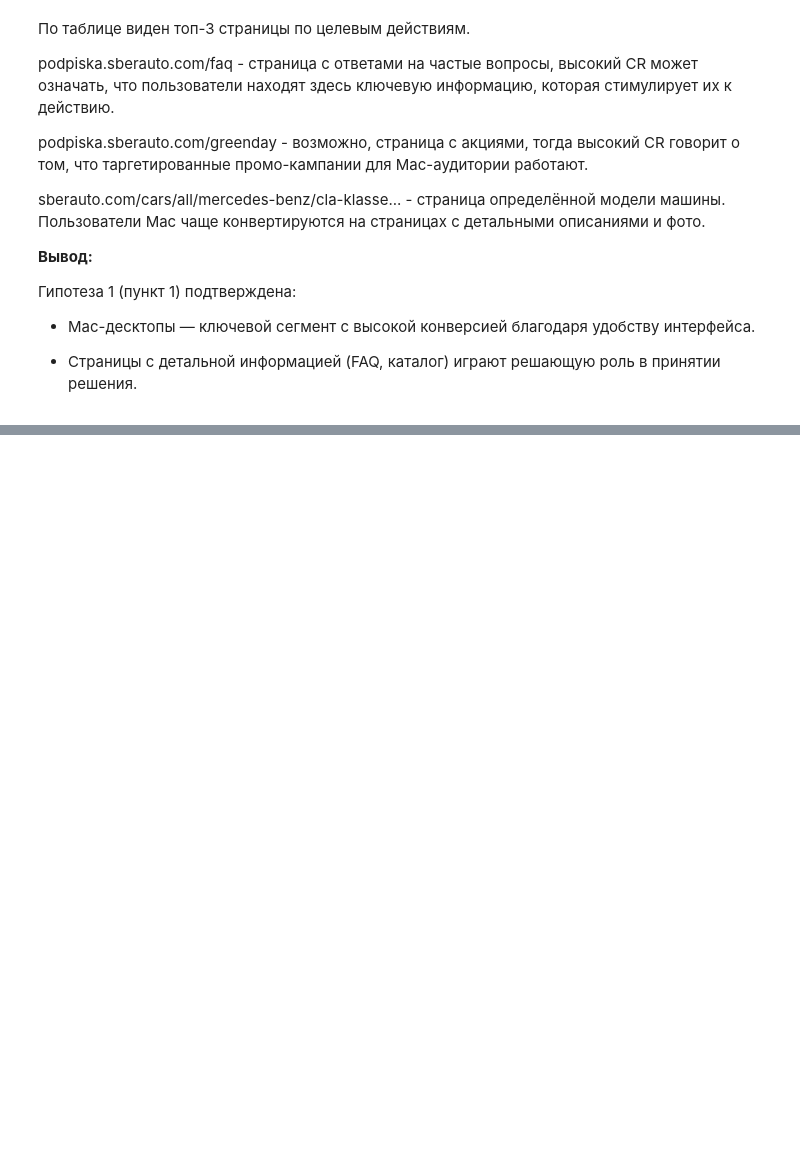
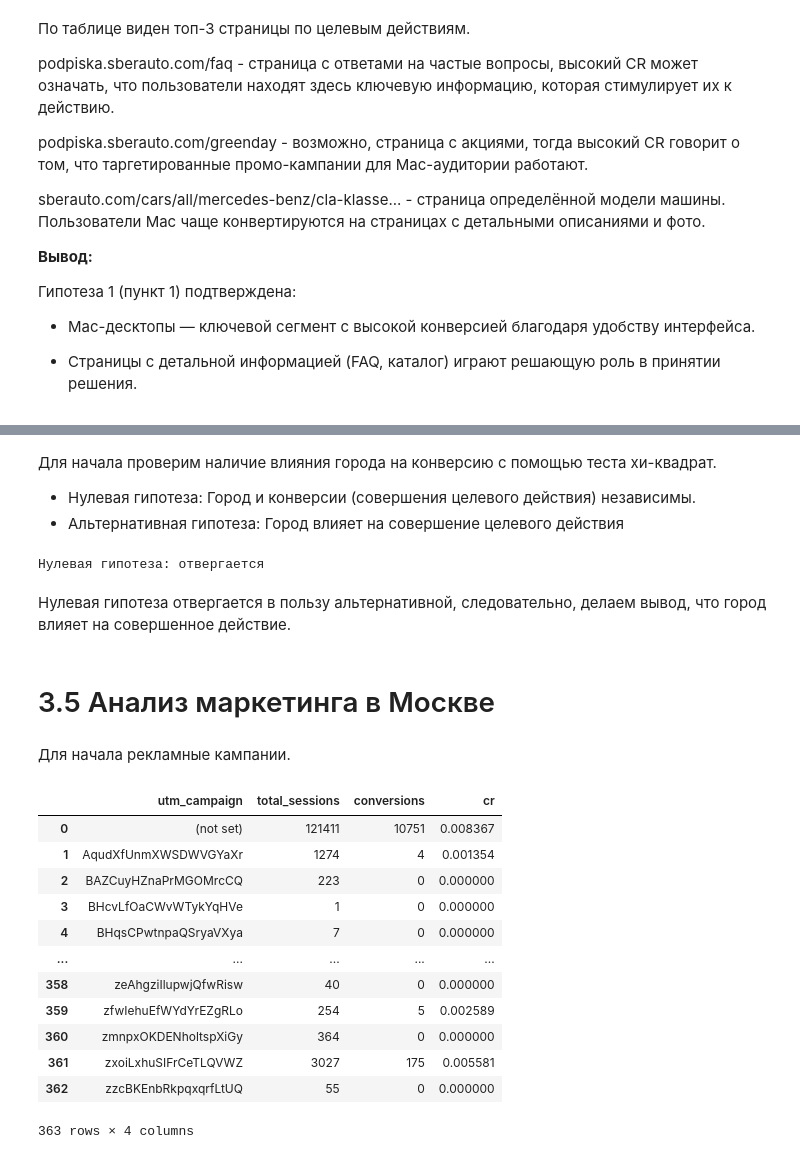
Before and after one commit to DeanNeaht/MIPT_Hackaton, a Jupyter notebook: Продуктовые гипотезы.ipynb, the cells around one changed output, grey strips where cells are left out. Drawn from its saved outputs; the diff is of its cells as text; code cells hidden in the pictures; blank space fills up the shorter version.

Commit message:
доработки со второй гипотезой

```diff
--- a/Продуктовые гипотезы.ipynb
+++ b/Продуктовые гипотезы.ipynb
@@ -396,0 +453,47 @@ sberauto.com/cars/all/mercedes-benz/cla-klasse... - страница опред
+# %% [markdown]
+Для начала проверим наличие влияния города на конверсию с помощью теста хи-квадрат.
+ - Нулевая гипотеза: Город и конверсии (совершения целевого действия) независимы.
+ - Альтернативная гипотеза: Город влияет на совершение целевого действия
+# %%
+# Составляем матрицу сопряженности (первый столбец - конверсия, второй - неконверсия)
+observed = [[cr_by_сity.values[0][2], cr_by_сity.values[0][1]-cr_by_сity.values[0][2]], # Moscow
+            [cr_by_сity.values[1][2], cr_by_сity.values[1][1]-cr_by_сity.values[1][2]], # Other cities
+            [cr_by_сity.values[2][2], cr_by_сity.values[2][1]-cr_by_сity.values[2][2]]]  # Saint Petersburg
+# Взяли общепринятый уровень значимости для проверки гипотезы
+alpha = 0.05
+
+# Расчёт p-value и статистики chi2
+chi2, p_value, _, _ = chi2_contingency(observed)
+print(f"Нулевая гипотеза: {"отвергается" if p_value < alpha else "не отвергается"}")
+# %% [output]
+Нулевая гипотеза: отвергается
+# %% [markdown]
+Нулевая гипотеза отвергается в пользу альтернативной, следовательно, делаем вывод, что город влияет на совершенное действие.
+# %% [markdown]
+# 3.5 Анализ маркетинга в Москве
+# %% [markdown]
+Для начала рекламные кампании.
+# %%
+moscow_data = data[data['geo_city'] == 'Moscow']
+
+# Анализируем из каких каналов (utm_campaign) приходит трафик с Moscow
+moscow_campaigns = moscow_data.groupby('utm_campaign').agg(
+    total_sessions=('session_id', 'nunique'),
+    conversions=("is_conversion", "sum"),
+    cr=('is_conversion', 'mean')
+).reset_index()
+display(moscow_campaigns)
+# %% [output]
+|  | utm_campaign | total_sessions | conversions | cr |
+| 0 | (not set) | 121411 | 10751 | 0.008367 |
+| 1 | AqudXfUnmXWSDWVGYaXr | 1274 | 4 | 0.001354 |
+| 2 | BAZCuyHZnaPrMGOMrcCQ | 223 | 0 | 0.000000 |
+| 3 | BHcvLfOaCWvWTykYqHVe | 1 | 0 | 0.000000 |
+| 4 | BHqsCPwtnpaQSryaVXya | 7 | 0 | 0.000000 |
+| ... | ... | ... | ... | ... |
+| 358 | zeAhgziIlupwjQfwRisw | 40 | 0 | 0.000000 |
+| 359 | zfwIehuEfWYdYrEZgRLo | 254 | 5 | 0.002589 |
+| 360 | zmnpxOKDENholtspXiGy | 364 | 0 | 0.000000 |
+| 361 | zxoiLxhuSIFrCeTLQVWZ | 3027 | 175 | 0.005581 |
+| 362 | zzcBKEnbRkpqxqrfLtUQ | 55 | 0 | 0.000000 |
+363 rows × 4 columns
```
Also changed, not shown: parts of 41 cells of this notebook.
